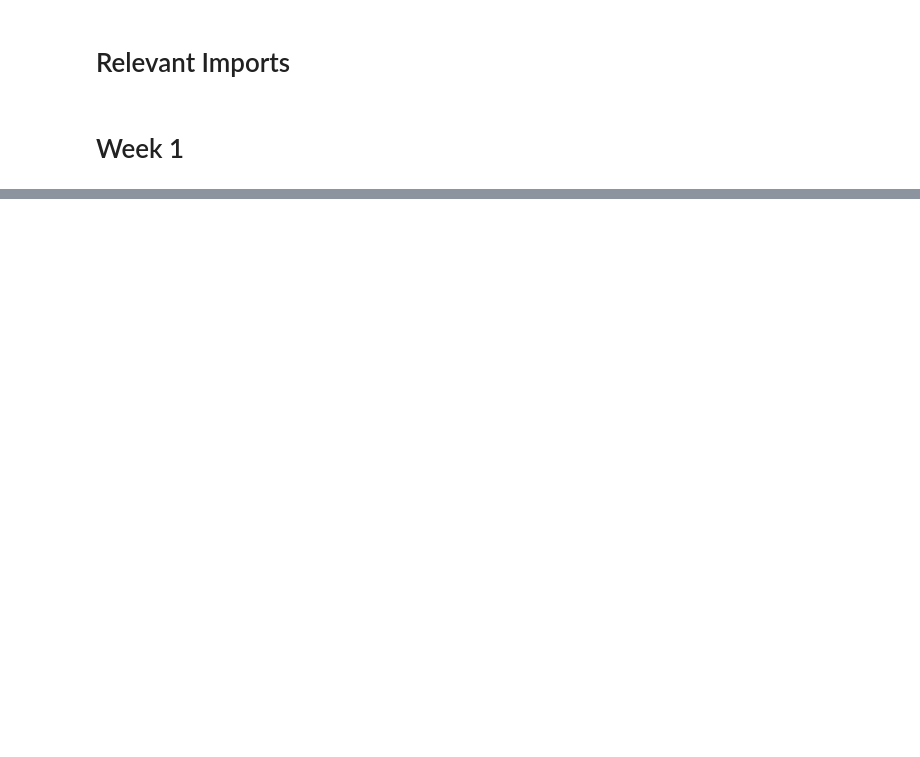
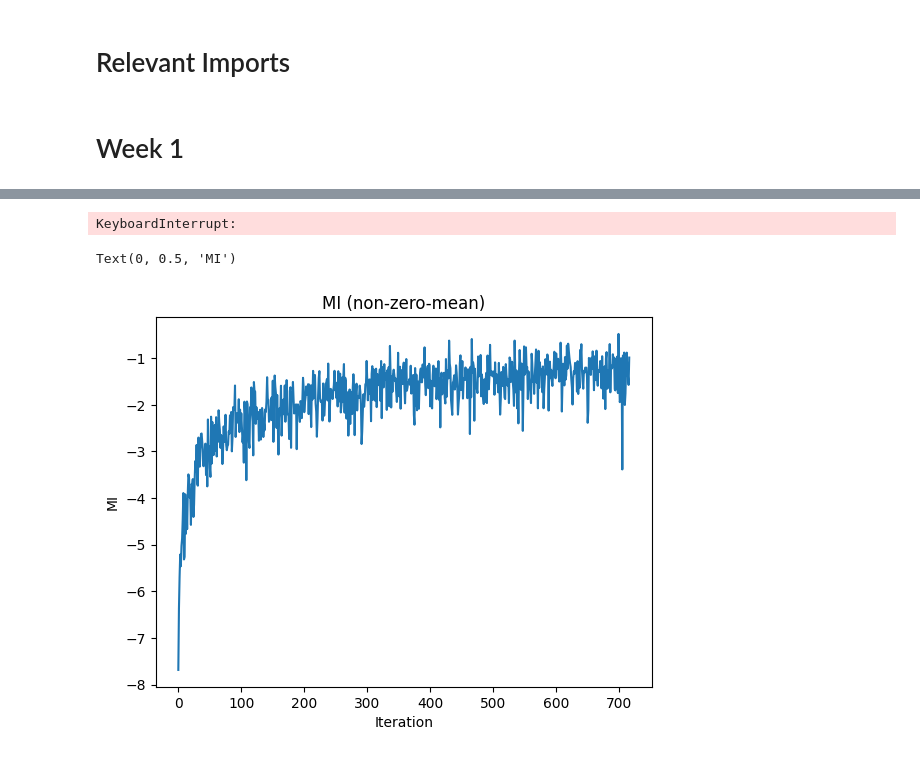
Before and after one commit to Snailed/bayesian-optimal-design-pocs, a Jupyter notebook: python/Final Notebook.ipynb, the cells around one changed output, grey strips where cells are left out. Cells and saved outputs as stored; diff of their text form; code cells hidden in the pictures; blank space fills up the shorter version.

```diff
--- a/python/Final Notebook.ipynb
+++ b/python/Final Notebook.ipynb
@@ -110,0 +167,20 @@ plot_predictive(params[0], params[1], d, y)
+# %%
+mu_prior = np.array([180, -77, 90])
+cov_prior = np.eye(3)
+d0 = np.array([[0,0] for _ in range(10)])
+dis = []
+dis.append(d0)
+mis = []
+def callback(di):
+    dis.append(decode_d(di, dim=2))
+    return True
+
+def g(di):
+    di = decode_d(di, dim=2)
+    gra = grad(lambda di: -mutual_information(di))(di)
+    mis.append(mutual_information(di))
+    reg_term = 1e-2 * 2 * encode_d(di) # L2 norm gradient
+    return encode_d(gra)
+optimize(g, encode_d(d0), 1, 2, 0, 1e3, callback=callback)
+# %% [output]
+KeyboardInterrupt:
@@ -110,0 +194,8 @@ plot_predictive(params[0], params[1], d, y)
+# %%
+plt.plot(list(range(len(mis))), mis)
+plt.title("MI (non-zero-mean)")
+plt.xlabel("Iteration")
+plt.ylabel("MI")
+# %% [output]
+Text(0, 0.5, 'MI')
+[figure, added]
```
Also changed, not shown: parts of 15 cells of this notebook, 9 other files.
